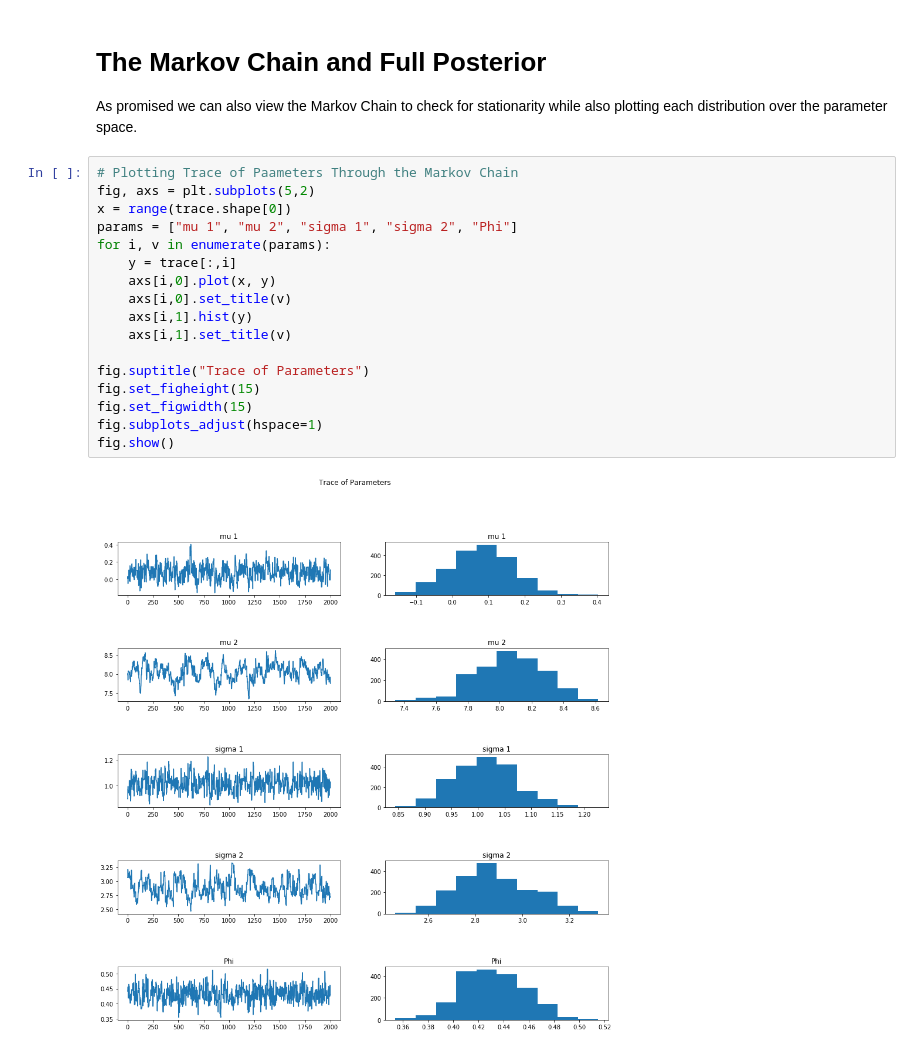
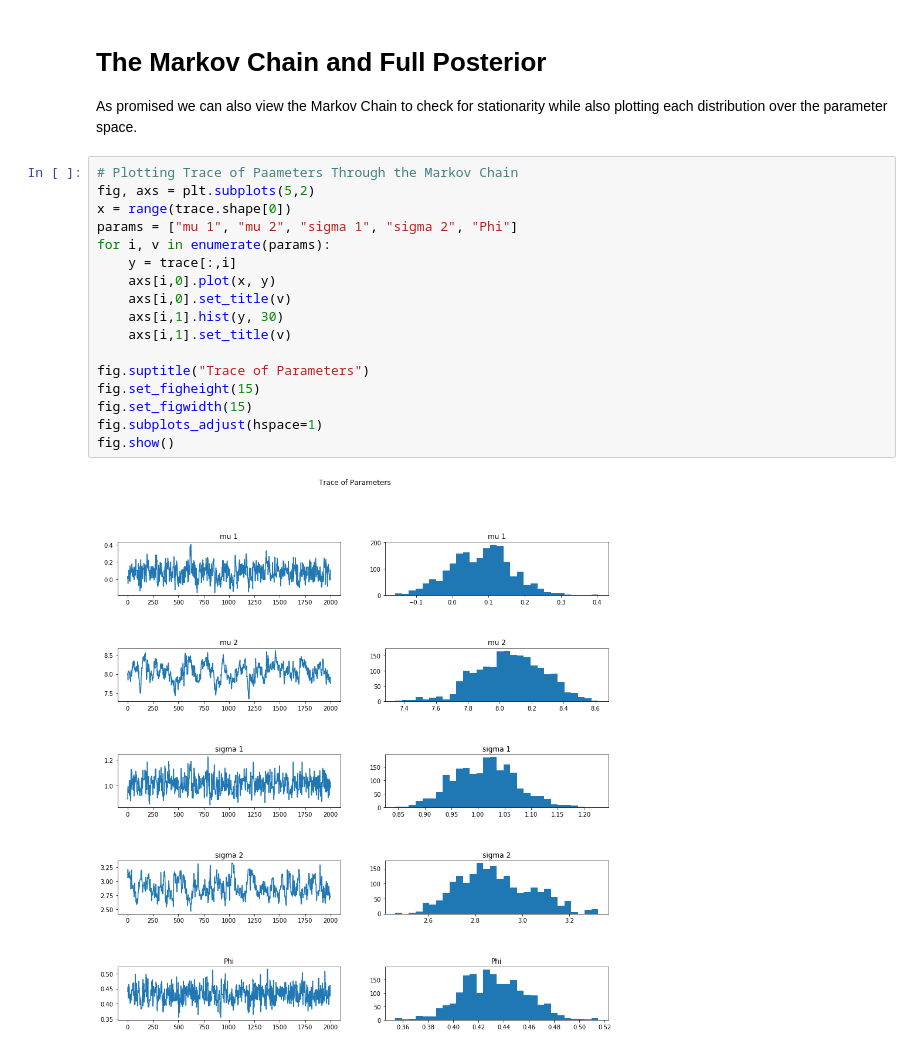
Before and after one commit to blazickjp/Research, a Jupyter notebook: Metropolis_Hastings.ipynb, the cells around one changed output. Saved outputs shown, nothing was run; the diff lists cells and outputs as text.

```diff
--- a/Metropolis_Hastings.ipynb
+++ b/Metropolis_Hastings.ipynb
@@ -120,19 +120,19 @@ As promised we can also view the Markov Chain to check for stationarity while al
 # %%
 # Plotting Trace of Paameters Through the Markov Chain
 fig, axs = plt.subplots(5,2)
 x = range(trace.shape[0])
 params = ["mu 1", "mu 2", "sigma 1", "sigma 2", "Phi"]
 for i, v in enumerate(params):
     y = trace[:,i]
     axs[i,0].plot(x, y)
     axs[i,0].set_title(v)
-    axs[i,1].hist(y)
+    axs[i,1].hist(y, 30)
     axs[i,1].set_title(v)
 
 fig.suptitle("Trace of Parameters")
 fig.set_figheight(15)
 fig.set_figwidth(15)
 fig.subplots_adjust(hspace=1)
 fig.show()
 # %% [output]
-[figure, old version]
+[figure, new version]
```
